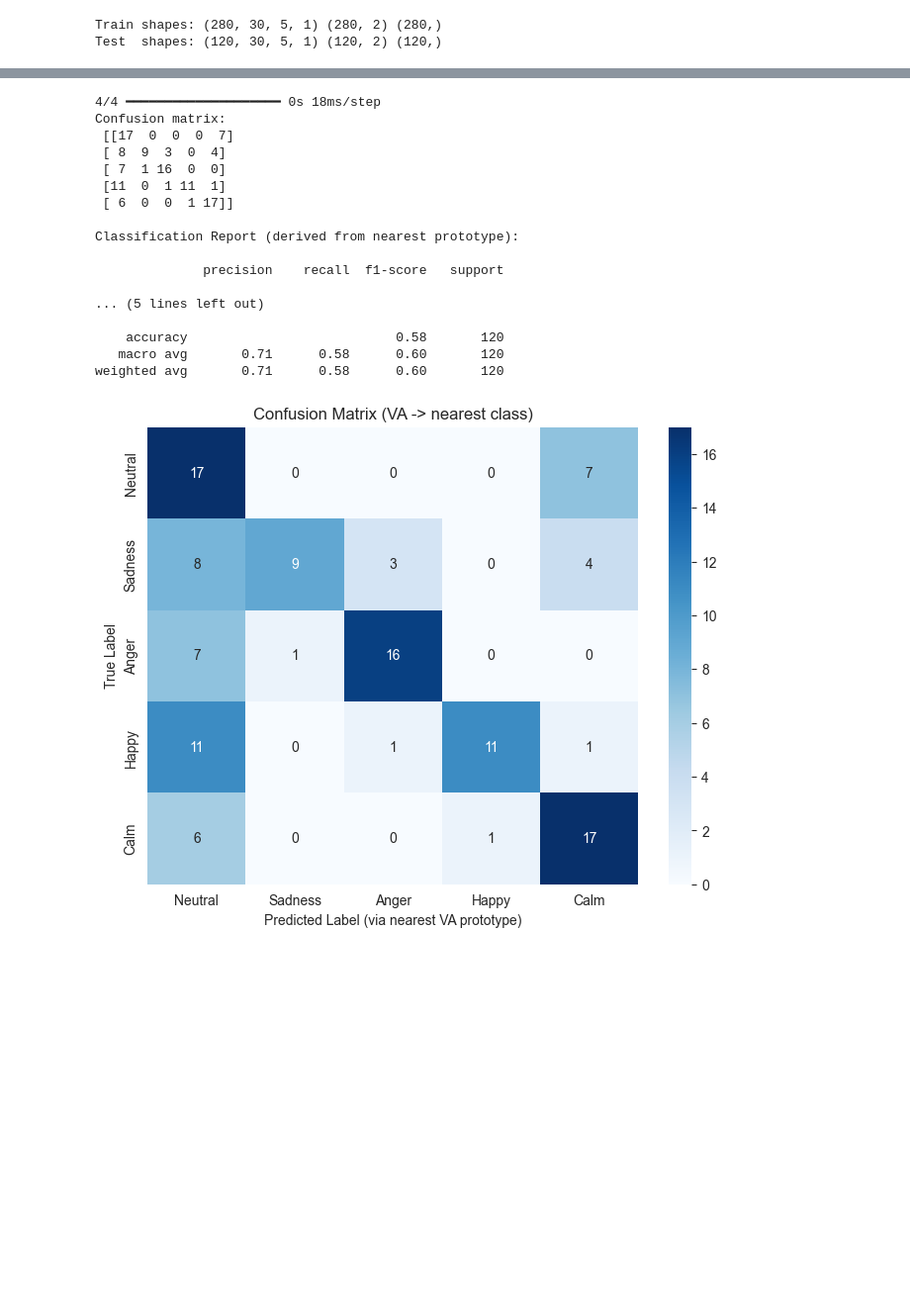
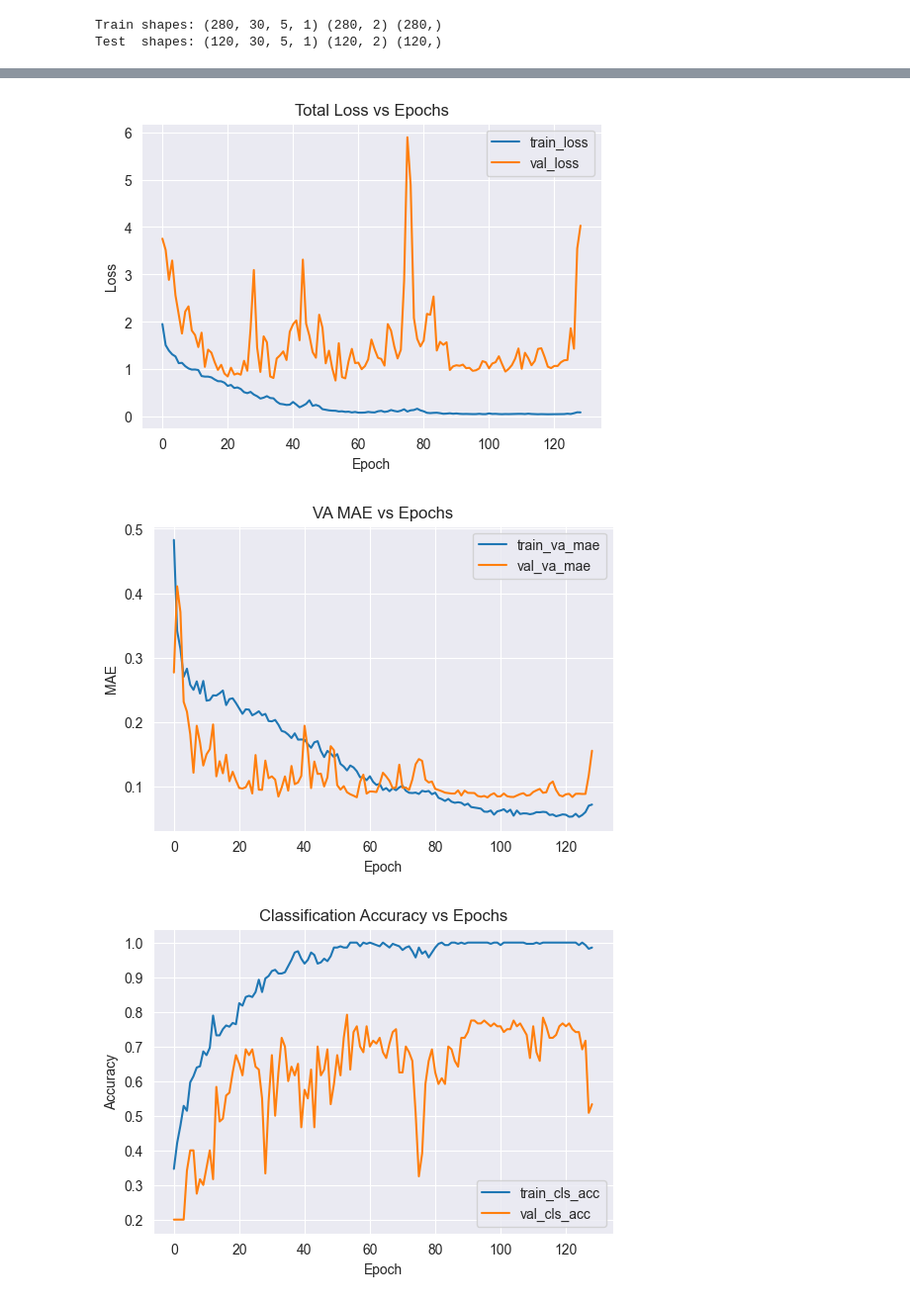
Before and after one commit to FreakQnZ/EEG, a Jupyter notebook: VA_Pilot.ipynb, the cells around one changed output, grey strips where cells are left out. Shown at 99% size. Cells and saved outputs as stored; diff of their text form; code cells hidden in the pictures; blank space fills up the shorter version.

```diff
--- a/VA_Pilot.ipynb
+++ b/VA_Pilot.ipynb
@@ -25,10 +25,10 @@ y (one-hot) shape: (400, 5)
 # %%
 mapping = np.array([
     [ 0.00,  0.00],   # 0 Neutral
-    [-0.40, -0.20],   # 1 Sadness
-    [-0.51,  0.59],   # 2 Anger
-    [ 0.30,  0.10],   # 3 Happy
-    [ 0.20, -0.30],   # 4 Calm
+    [-0.20, -0.10],   # 1 Sadness
+    [-0.26,  0.3],   # 2 Anger
+    [ 0.15,  0.05],   # 3 Happy
+    [ 0.1, -0.15],   # 4 Calm
 ], dtype=np.float32)
 
 y_va = y_onehot.dot(mapping)  # shape (n_samples, 2)
@@ -181,49 +201,22 @@ Restoring model weights from the end of the best epoch: 244.
-# %%
-yva_pred = model.predict(X_test)   # shape (n_test, 2)
-# nearest prototype/class mapping
-# mapping is shape (5,2)
-def va_to_class(pred_va, prototypes=mapping):
-    # pred_va: (n,2) or (2,)
-    pred = np.atleast_2d(pred_va)
-    # compute euclidean distances to each prototype
-    dists = np.linalg.norm(pred[:, None, :] - prototypes[None, :, :], axis=2)  # (n, 5)
-    pred_classes = np.argmin(dists, axis=1)
-    return pred_classes
-
-y_pred_classes = va_to_class(yva_pred)
-y_true_classes = yclass_test  # from earlier
-
-# confusion matrix
-cm = confusion_matrix(y_true_classes, y_pred_classes)
-print("Confusion matrix:\n", cm)
-
-target_names = ['Neutral', 'Sadness', 'Anger', 'Happy', 'Calm']
-print("\nClassification Report (derived from nearest prototype):\n")
-print(classification_report(y_true_classes, y_pred_classes, target_names=target_names, zero_division=0))
-
-# plot confusion matrix
-plt.figure(figsize=(8,6))
-sns.heatmap(cm, annot=True, fmt='d', cmap='Blues', xticklabels=target_names, yticklabels=target_names)
-plt.xlabel('Predicted Label (via nearest VA prototype)')
-plt.ylabel('True Label')
-plt.title('Confusion Matrix (VA -> nearest class)')
-plt.show()
-# %% [output]
-4/4 ━━━━━━━━━━━━━━━━━━━━ 0s 18ms/step
-Confusion matrix:
- [[17  0  0  0  7]
- [ 8  9  3  0  4]
- [ 7  1 16  0  0]
- [11  0  1 11  1]
- [ 6  0  0  1 17]]
-
-Classification Report (derived from nearest prototype):
-
-              precision    recall  f1-score   support
-
-... (5 lines left out)
-
-    accuracy                           0.58       120
-   macro avg       0.71      0.58      0.60       120
-weighted avg       0.71      0.58      0.60       120
-[figure, removed]
+# %%
+plt.figure(figsize=(6,4))
+plt.plot(history.history['loss'], label='train_loss')
+plt.plot(history.history['val_loss'], label='val_loss')
+plt.title('Total Loss vs Epochs'); plt.xlabel('Epoch'); plt.ylabel('Loss')
+plt.legend(); plt.grid(True); plt.show()
+
+plt.figure(figsize=(6,4))
+plt.plot(history.history['va_mae'], label='train_va_mae')
+plt.plot(history.history['val_va_mae'], label='val_va_mae')
+plt.title('VA MAE vs Epochs'); plt.xlabel('Epoch'); plt.ylabel('MAE')
+plt.legend(); plt.grid(True); plt.show()
+
+plt.figure(figsize=(6,4))
+plt.plot(history.history['cls_accuracy'], label='train_cls_acc')
+plt.plot(history.history['val_cls_accuracy'], label='val_cls_acc')
+plt.title('Classification Accuracy vs Epochs'); plt.xlabel('Epoch'); plt.ylabel('Accuracy')
+plt.legend(); plt.grid(True); plt.show()
+# %% [output]
+[figure, added]
+[figure, added]
+[figure, added]
```
Also changed, not shown: parts of 9 cells of this notebook, 1 other file.
